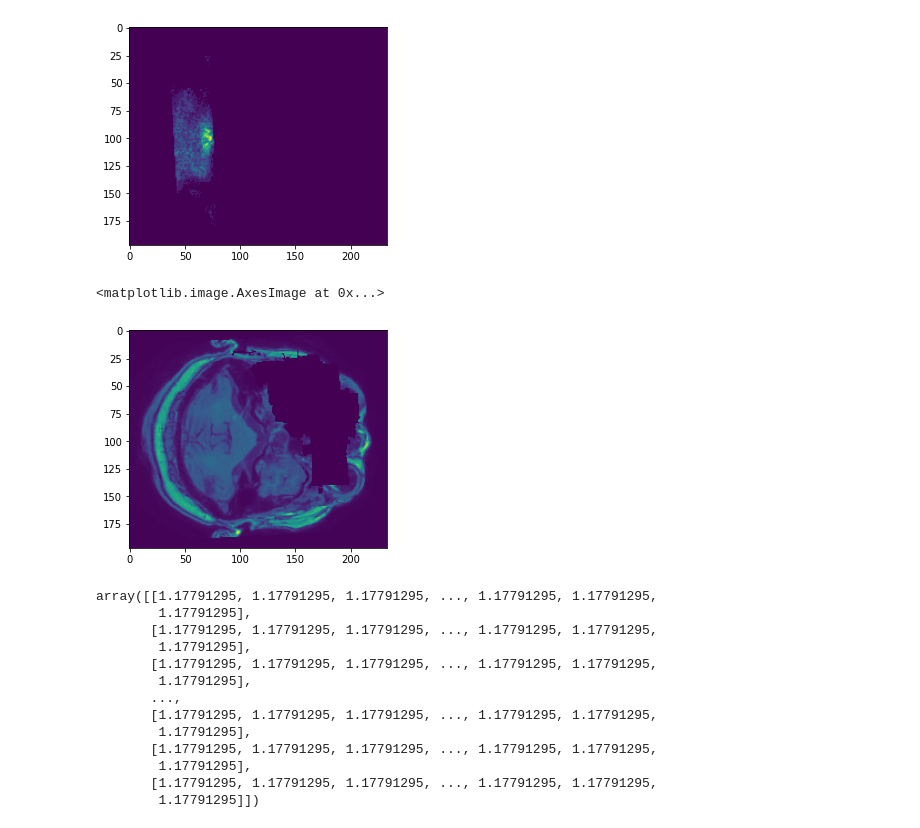
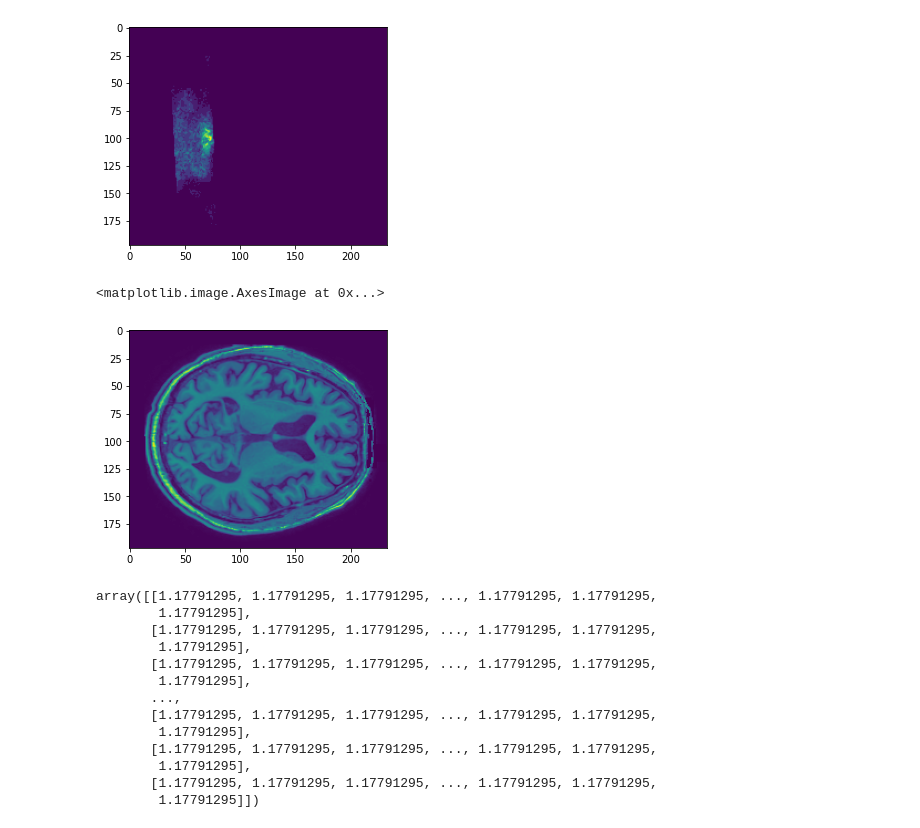
Before and after one commit to DSDanielPark/ANALYSIS-NIFTI-FOR-DEEP-LEARNING, a Jupyter notebook: notebooks/07.foreground_vs_makenonzero3darray/01.makenonzero3daaray.ipynb, the cells around one changed output. Cells and saved outputs as stored; diff of their text form; code cells hidden in the pictures.

```diff
--- a/notebooks/07.foreground_vs_makenonzero3darray/01.makenonzero3daaray.ipynb
+++ b/notebooks/07.foreground_vs_makenonzero3darray/01.makenonzero3daaray.ipynb
@@ -38,10 +38,10 @@ plt.imshow(img_array[:,:,187])
 <matplotlib.image.AxesImage at 0x...>
 [figure]
 # %%
-plt.imshow(img_array[:,:,30])
+plt.imshow(img_array[:,:,80])
 # %% [output]
 <matplotlib.image.AxesImage at 0x...>
-[figure, old version]
+[figure, new version]
 # %%
 #note: z축 최상단측에 다음과 같은 노이즈 있으나 무시할만함
 # %%
```
Also changed, not shown: parts of 19 cells of this notebook.
